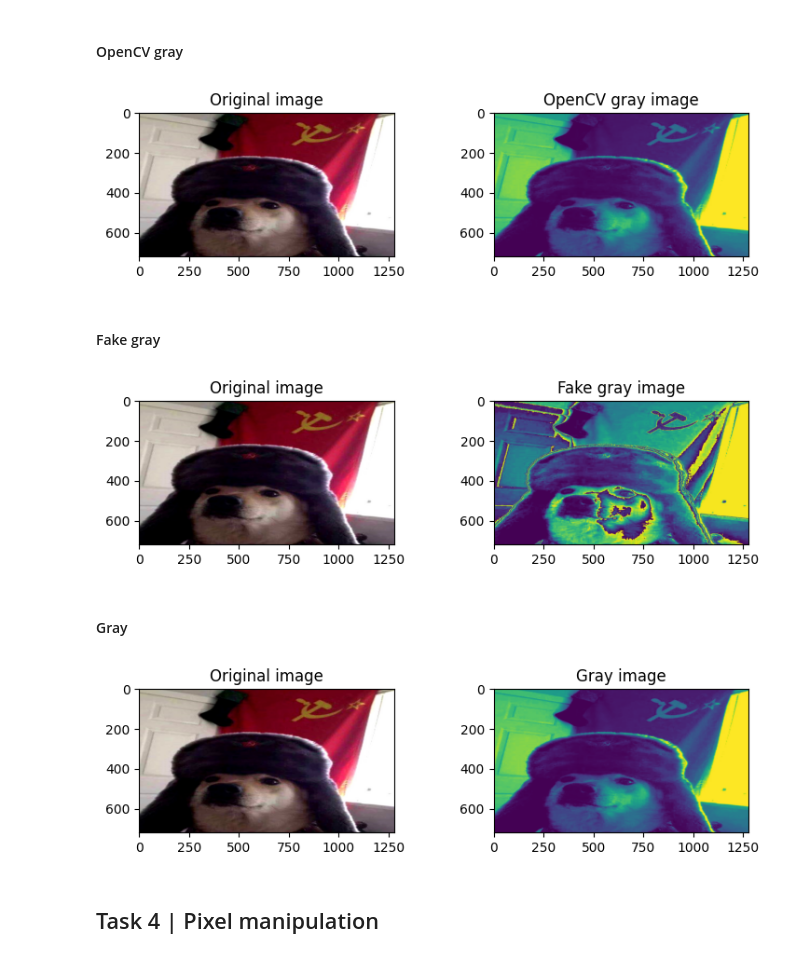
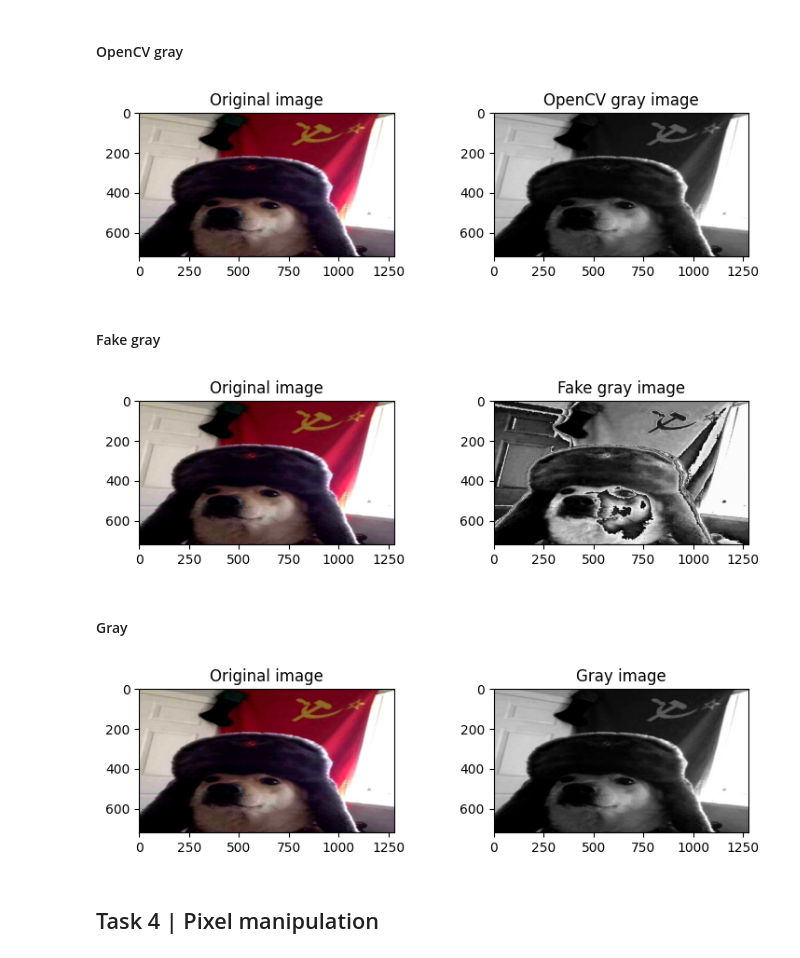
Before and after one commit to kurpenok/omstu, a Jupyter notebook: semester_6/cv/lw1_opencv_basics/src/main.ipynb, the cells around one changed output. Saved outputs shown, nothing was run; the diff lists cells and outputs as text; code cells hidden in the pictures.

```diff
--- a/semester_6/cv/lw1_opencv_basics/src/main.ipynb
+++ b/semester_6/cv/lw1_opencv_basics/src/main.ipynb
@@ -216,16 +216,16 @@ plt.show()
 # %%
 opencv_gray_image = cv2.cvtColor(image.copy(), cv2.COLOR_BGR2GRAY)
 
 fig, axs = plt.subplots(1, 2, figsize=(9, 2))
 
 axs[0].imshow(image)
 axs[0].set_title("Original image")
-axs[1].imshow(opencv_gray_image)
+axs[1].imshow(opencv_gray_image, cmap="gray")
 axs[1].set_title("OpenCV gray image")
 
 plt.show()
 # %% [output]
-[figure, old version]
+[figure, new version]
 # %% [markdown]
 #### Fake gray
 # %%
@@ -236,12 +236,12 @@ fig, axs = plt.subplots(1, 2, figsize=(9, 2))
 
 axs[0].imshow(image)
 axs[0].set_title("Original image")
-axs[1].imshow(fake_gray_image)
+axs[1].imshow(fake_gray_image, cmap="gray")
 axs[1].set_title("Fake gray image")
 
 plt.show()
 # %% [output]
-[figure, old version]
+[figure, new version]
 # %% [markdown]
 #### Gray
 # %%
@@ -252,12 +252,12 @@ fig, axs = plt.subplots(1, 2, figsize=(9, 2))
 
 axs[0].imshow(image)
 axs[0].set_title("Original image")
-axs[1].imshow(gray_image)
+axs[1].imshow(gray_image, cmap="gray")
 axs[1].set_title("Gray image")
 
 plt.show()
 # %% [output]
-[figure, old version]
+[figure, new version]
 # %% [markdown]
 ## Task 4 | Pixel manipulation
 # %% [markdown]
```
Also changed, not shown: parts of 2 cells of this notebook.
